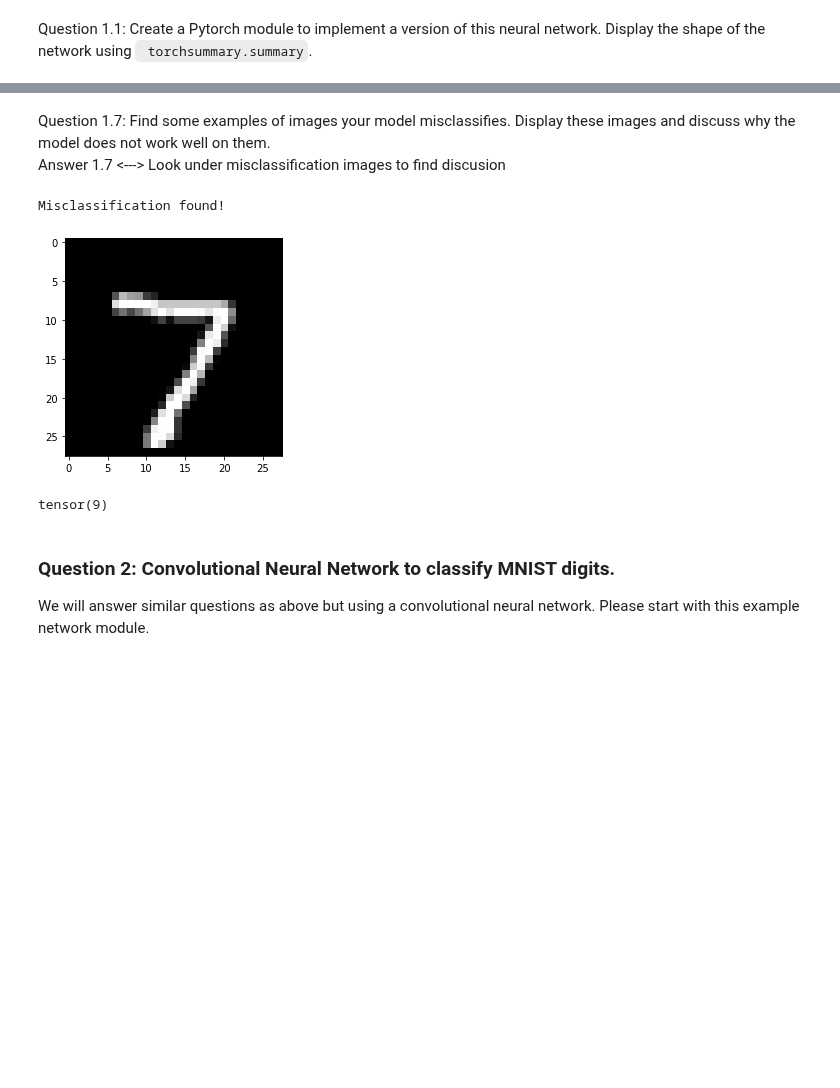
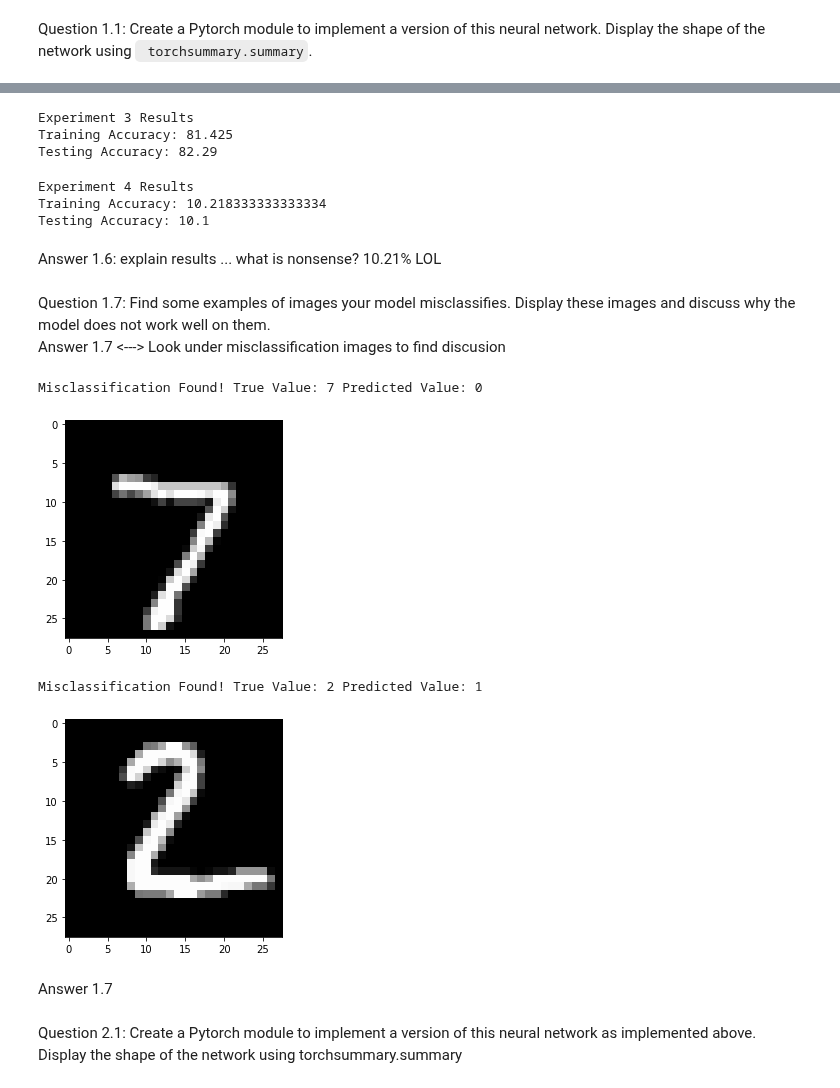
Before and after one commit to Azwadd/CS_59866, a Jupyter notebook: Homeworks/Homework 4/HW04.ipynb, the cells around one changed output, grey strips where cells are left out. Cells and saved outputs as stored; diff of their text form; code cells hidden in the pictures; blank space fills up the shorter version.

```diff
--- a/Homeworks/Homework 4/HW04.ipynb
+++ b/Homeworks/Homework 4/HW04.ipynb
@@ -446,29 +289,73 @@ Testing Accuracy: 86.13
+# %%
+# Experiment 3 - for this experiment we will use more hidden layers - Unfortunately to add more hidden layers we need to redefine the model
+class nn_experiment(nn.Module):
+    def __init__(self, hidden_units1, hidden_units2):
+        super().__init__()
+        self.linear = nn.Linear(num_dimensions, hidden_units1)
+        self.linear2 = nn.Linear(hidden_units1, hidden_units2)
+        self.output_layer = nn.Linear(hidden_units2, num_classes)
+
+    def forward(self, x):
+        x = x.view(-1, num_dimensions)
+        z1 = self.linear(x)
+        a1 = F.relu(z1)
+        z2 = self.linear2(a1)
+        a2 = F.relu(z2)
+        z3 = self.output_layer(a2)
+        return F.log_softmax(a2, dim=1)
+
+nn_3 = nn_experiment(30, 15)
+train(nn_3, 1, train_loader, 100, torch.optim.SGD(nn_3.parameters(), lr=1e-1), F.nll_loss)
+print("Experiment 3 Results")
+print("Training Accuracy:", classifier(nn_3, train_loader))
+print("Testing Accuracy:", classifier(nn_3, test_loader))
+# %% [output]
+Experiment 3 Results
+Training Accuracy: 81.425
+Testing Accuracy: 82.29
+# %%
+# Experiment 4 - for this experiment we will examine the performance using the Adam optimizer over the SGD optimizer
+nn_4 = nn_experiment(30, 15)
+train(nn_4, 1, train_loader, 100, torch.optim.Adam(nn_4.parameters(), lr=1e-1), F.nll_loss)
+print("Experiment 4 Results")
+print("Training Accuracy:", classifier(nn_4, train_loader))
+print("Testing Accuracy:", classifier(nn_4, test_loader))
+# %% [output]
+Experiment 4 Results
+Training Accuracy: 10.218333333333334
+Testing Accuracy: 10.1
+# %% [markdown]
+Answer 1.6:
+explain results ...  what is nonsense? 10.21% LOL
 # %% [markdown]
 Question 1.7: Find some examples of images your model misclassifies. Display these images and discuss why the model does not work well on them.
 Answer 1.7 <---> Look under misclassification images to find discusion
 # %%
 # Question 1.7
-def misclassification(model, data):
-    data_loader = torch.utils.data.DataLoader(data, batch_size=1, shuffle=False)
+def misclassification(model, dataset, num_misclassification):
+    # batch_size = 1 so we check 1 img at a time
+    data_loader = torch.utils.data.DataLoader(dataset, batch_size=1, shuffle=False)
     with torch.no_grad():
-        for batch_idx, (data, rest) in enumerate(data_loader):
+        for batch_idx, (data, target) in enumerate(data_loader):
             output = model(data)
-            rest, predicted = torch.max(output.data, 1)
-            image, label = mnist_test_dataset[batch_idx]
-            if label != predicted[len(predicted)-1]:
-                print("Misclassification found!")
+            predicted = torch.max(output.data, 1)[1]
+            image, label = dataset[batch_idx]
+            if target.item() != predicted.item():
+                print(f"Misclassification Found! True Value: {target.item()} Predicted Value: {predicted.item()}")
                 plt.imshow(image.reshape(28, 28), cmap='gray')
                 plt.show()
-                print(predicted[len(predicted)-1].item())
-                break
+                num_misclassification -= 1
+                if num_misclassification == 0:
+                    break;
 
-# Find misclassication with test_dataset
-misclassification(nn, mnist_test_dataset)
+misclassification(nn_model, mnist_test_dataset, 2)
 # %% [output]
-Misclassification found!
+Misclassification Found! True Value: 7 Predicted Value: 0
 [figure]
-tensor(9)
+Misclassification Found! True Value: 2 Predicted Value: 1
+[figure, added]
-# %% [markdown]
-### Question 2: Convolutional Neural Network to classify MNIST digits.
-We will answer similar questions as above but using a convolutional neural network. Please start with this example network module.
+# %% [markdown]
+Answer 1.7
+# %% [markdown]
+Question 2.1: Create a Pytorch module to implement a version of this neural network as implemented above. Display the shape of the network using torchsummary.summary
 # %%
```
Also changed, not shown: parts of 64 cells of this notebook, 1 other file.
